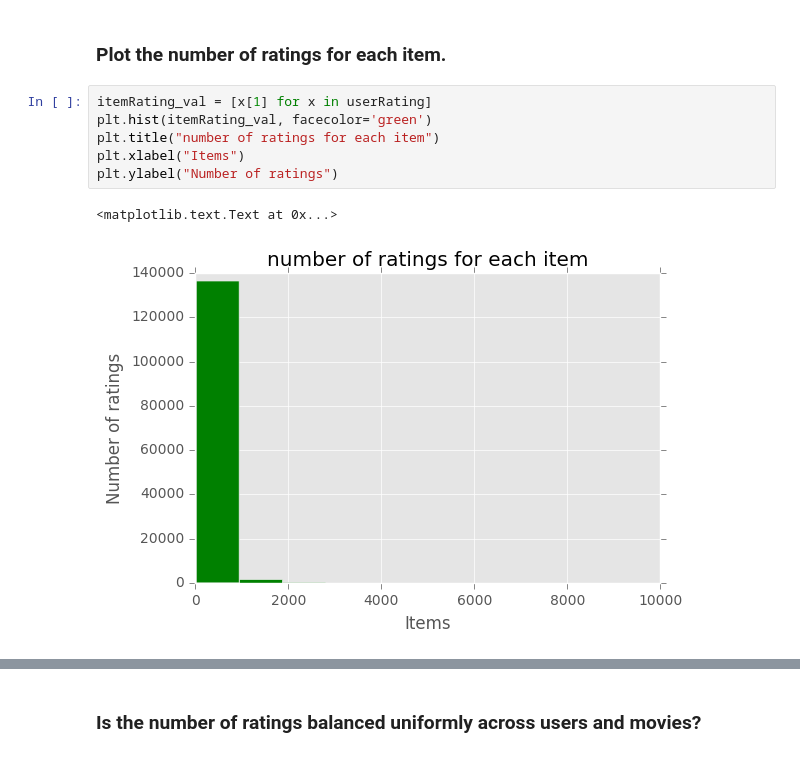
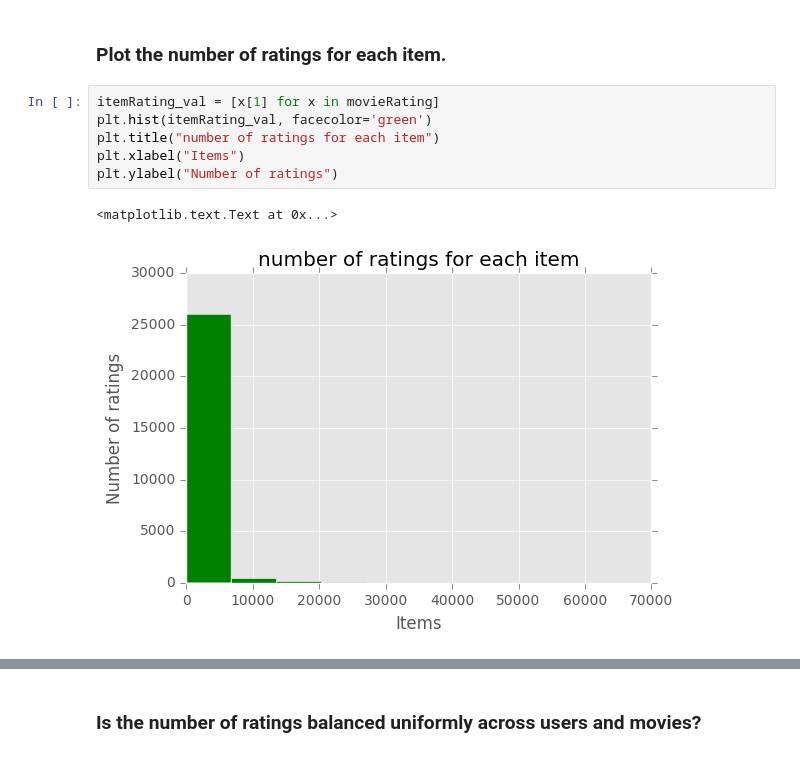
Before and after one commit to roblan11/InternetAnalyticsProject, a Jupyter notebook: ix-lab3/lab3-recsys.ipynb, the cells around one changed output, grey strips where cells are left out. Drawn from its saved outputs; the diff is of its cells as text.

```diff
--- a/ix-lab3/lab3-recsys.ipynb
+++ b/ix-lab3/lab3-recsys.ipynb
@@ -48,11 +53,11 @@ plt.ylabel("Number of ratings")
 # %% [markdown]
 ### Plot the number of ratings for each item.
 # %%
-itemRating_val = [x[1] for x in userRating]
+itemRating_val = [x[1] for x in movieRating]
 plt.hist(itemRating_val, facecolor='green')
 plt.title("number of ratings for each item")
 plt.xlabel("Items")
 plt.ylabel("Number of ratings")
 # %% [output]
 <matplotlib.text.Text at 0x...>
-[figure, old version]
+[figure, new version]
```
Also changed, not shown: parts of 15 cells of this notebook.
